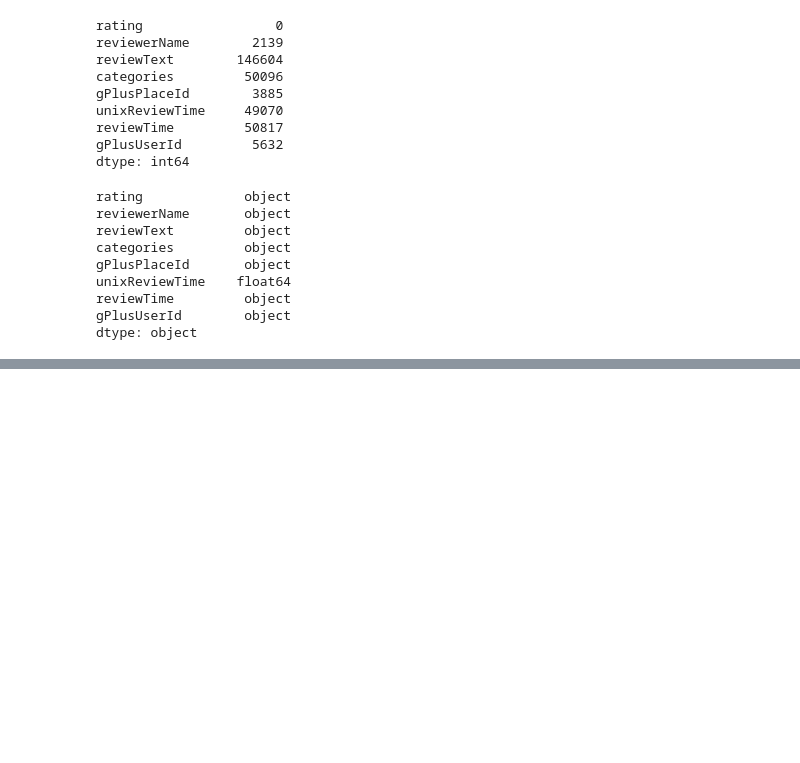
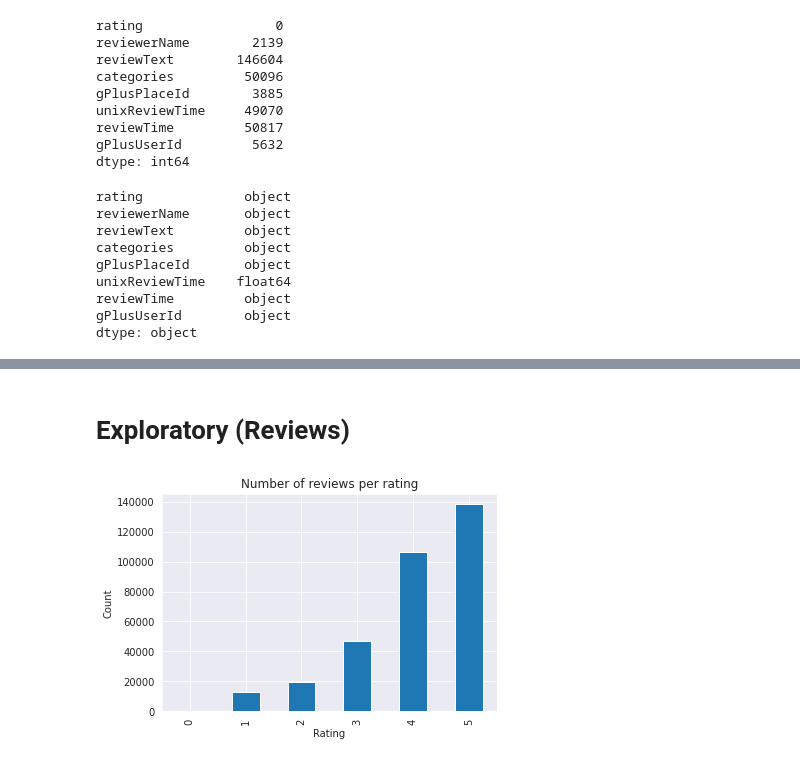
Before and after one commit to jesperhauch/GoogleLocalReviews, a Jupyter notebook: Descriptive Statistics copy.ipynb, the cells around one changed output, grey strips where cells are left out. Cells and saved outputs as stored; diff of their text form; code cells hidden in the pictures; blank space fills up the shorter version.

Commit message:
Exploratory Reviews

```diff
--- a/Descriptive Statistics copy.ipynb
+++ b/Descriptive Statistics copy.ipynb
@@ -58,7 +57,7 @@ gPlusUserId        object
 dtype: object
 # %%
 # Convert rating to numeric feature
-reviews['rating'] = pd.to_numeric(reviews['rating'])
+reviews['rating'] = pd.to_numeric(reviews['rating'], downcast="integer")
 # %%
 # Using unix review time since it has less missing values and more information than the review time feature
 def unixToDatetime(unix_timestamp):
@@ -84,4 +83,5 @@ def cleanString(text):
     else:
         return np.NaN
 # %%
-reviews['reviewTextClean'] = reviews['reviewText'].apply(cleanString)
+#reviews['reviewTextClean'] = reviews['reviewText'].apply(cleanString)
+#reviews.to_csv(data_path + "reviews_cleaned.csv", index=False)
@@ -107,0 +88,7 @@ reviews
+# %% [markdown]
+# Exploratory (Reviews)
+# %%
+# Fjerne 0 rækker i reviews
+reviews.rating.value_counts().sort_index().plot.bar(xlabel="Rating", ylabel="Count", title="Number of reviews per rating");
+# %% [output]
+[figure, added]
```
Also changed, not shown: parts of 7 cells of this notebook.
